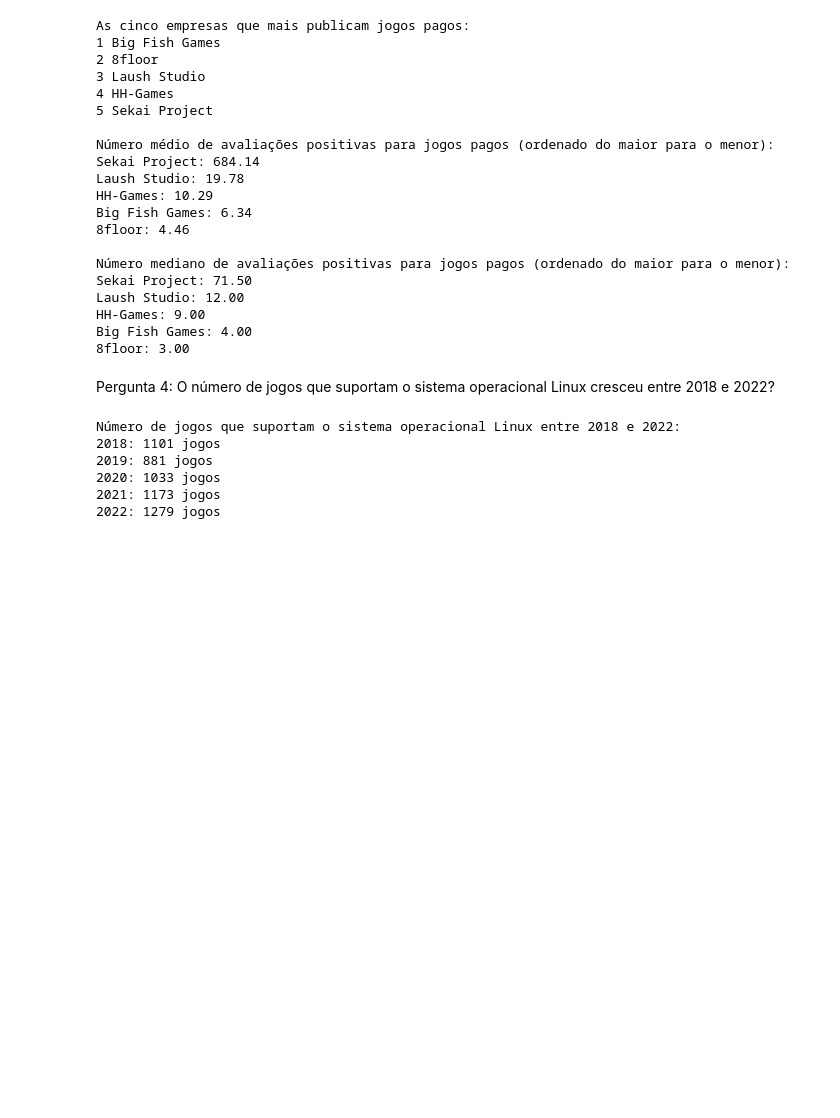
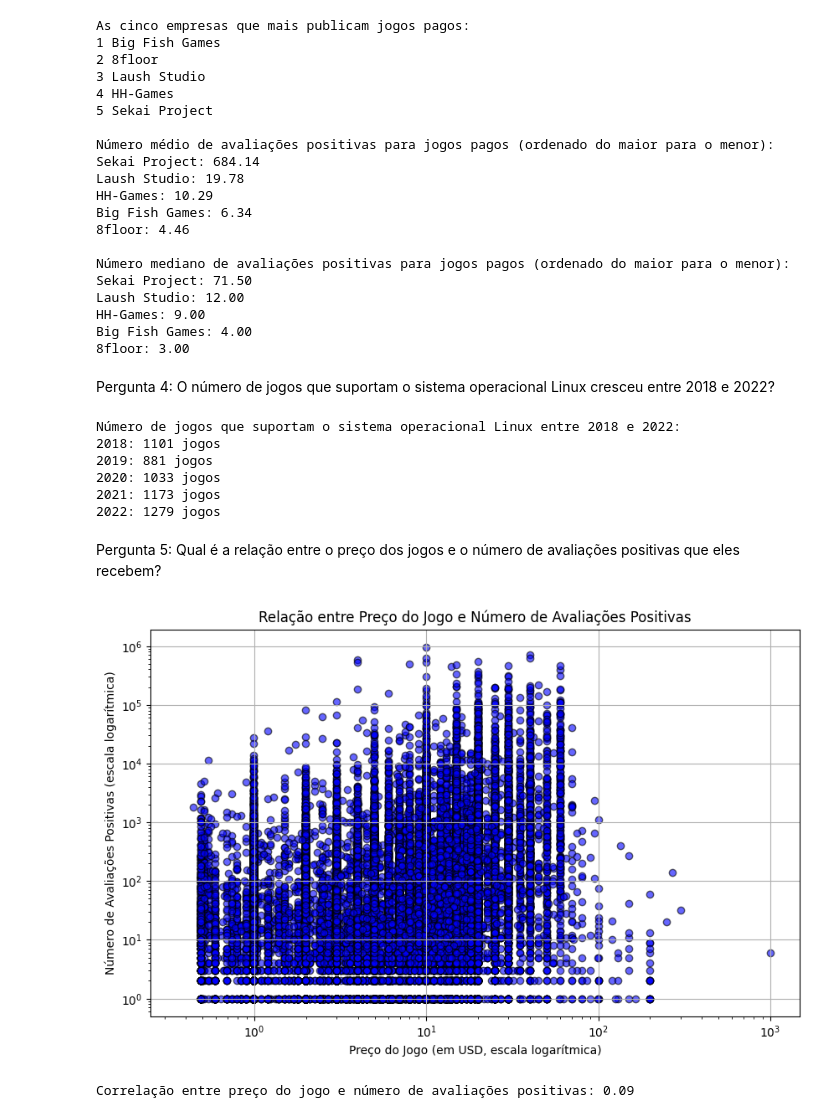
Before and after one commit to marcellsa/pucrs-trabalhos-academicos, a Jupyter notebook: 03-progracao-para-dados/projeto2-analise-jogos-eletronicos/notebooks/projeto2-analise-jogos-eletronicos.ipynb, the cells around one changed output. Cells and saved outputs as stored; diff of their text form; code cells hidden in the pictures; blank space fills up the shorter version.

Commit message:
feat: Pergunta 5 respondida

```diff
--- a/03-progracao-para-dados/projeto2-analise-jogos-eletronicos/notebooks/projeto2-analise-jogos-eletronicos.ipynb
+++ b/03-progracao-para-dados/projeto2-analise-jogos-eletronicos/notebooks/projeto2-analise-jogos-eletronicos.ipynb
@@ -199,3 +199,32 @@ Número de jogos que suportam o sistema operacional Linux entre 2018 e 2022:
 2020: 1033 jogos
 2021: 1173 jogos
 2022: 1279 jogos
+# %% [markdown]
+Pergunta 5: Qual é a relação entre o preço dos jogos e o número de avaliações positivas que eles recebem?
+# %%
+# Filtrando jogos pagos
+paid_games = df[df['Price'] > 0]
+
+# Plotando o gráfico de dispersão com escala logarítmica
+plt.figure(figsize=(10, 6))
+plt.scatter(paid_games['Price'], paid_games['Positive'], alpha=0.6, color='b', edgecolor='k')
+
+# Ajustando a escala logarítmica
+plt.xscale('log')
+plt.yscale('log')
+
+# Ajustando os rótulos e título do gráfico
+plt.xlabel('Preço do Jogo (em USD, escala logarítmica)')
+plt.ylabel('Número de Avaliações Positivas (escala logarítmica)')
+plt.title('Relação entre Preço do Jogo e Número de Avaliações Positivas')
+plt.grid(True)
+
+# Exibindo o gráfico
+plt.show()
+
+# Calculando a correlação entre preço e número de avaliações positivas
+correlation = paid_games['Price'].corr(paid_games['Positive'])
+print(f"Correlação entre preço do jogo e número de avaliações positivas: {correlation:.2f}")
+# %% [output]
+[figure, added]
+Correlação entre preço do jogo e número de avaliações positivas: 0.09
```
